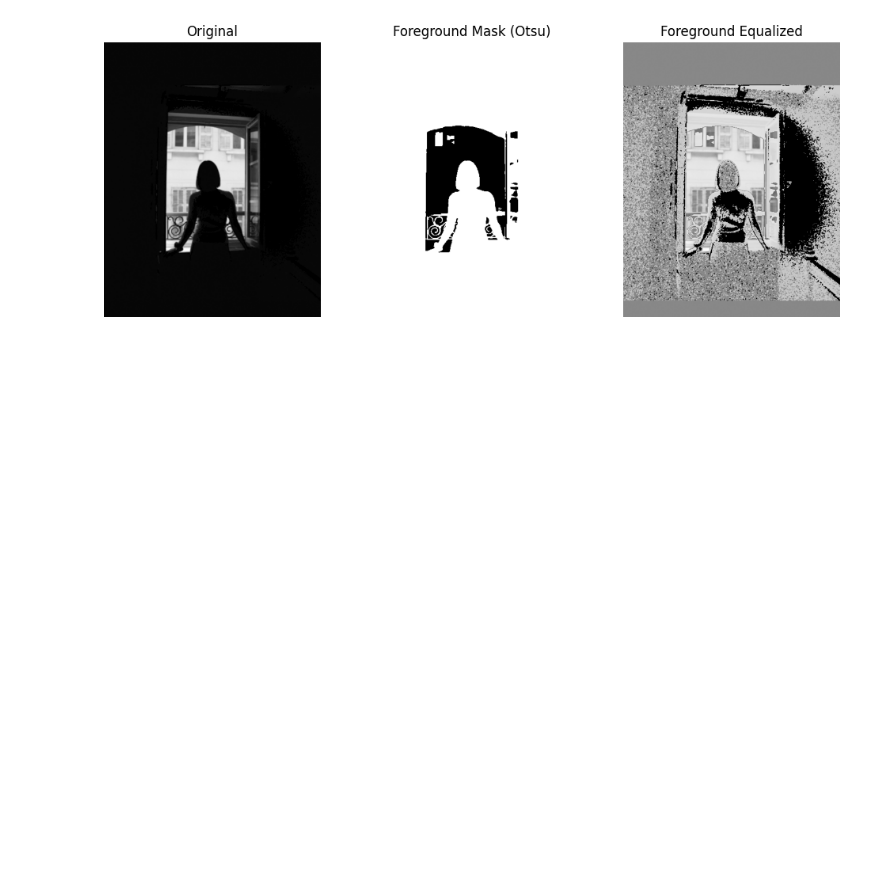
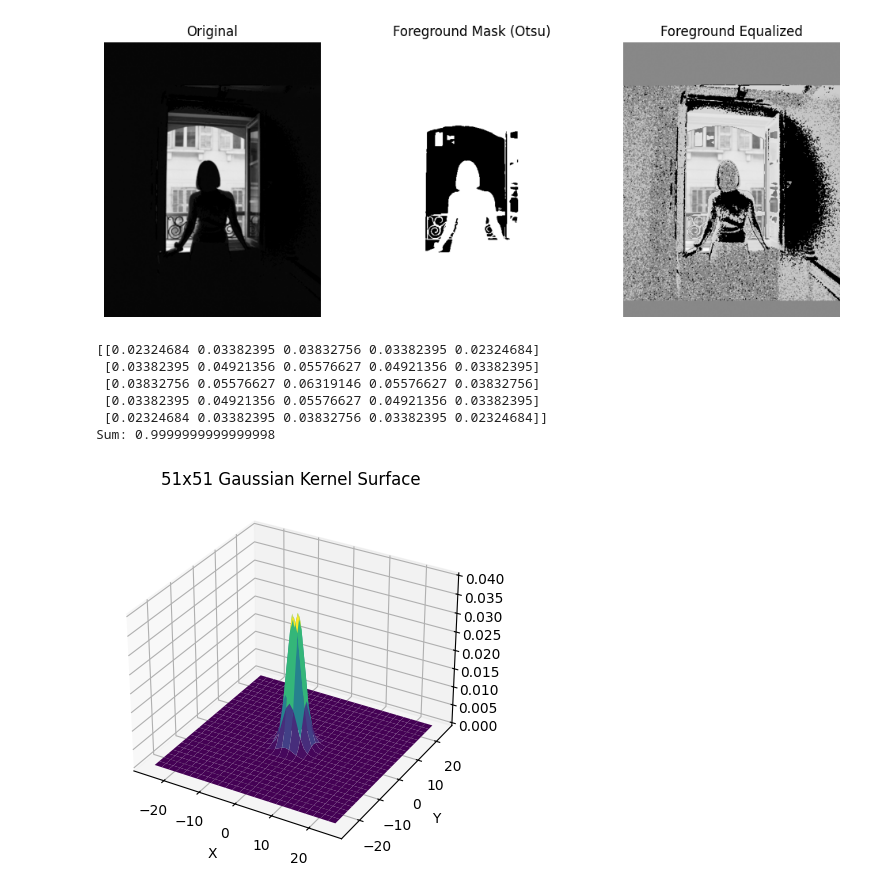
Before and after one commit to udithachandana/openCV, a Jupyter notebook: Assignment1.ipynb, the cells around one changed output. Drawn from its saved outputs; the diff is of its cells as text; code cells hidden in the pictures; blank space fills up the shorter version.

```diff
--- a/Assignment1.ipynb
+++ b/Assignment1.ipynb
@@ -294,3 +294,55 @@ plt.show()
 # %% [output]
 Otsu Threshold = 98.0
 [figure]
+# %%
+import numpy as np
+import matplotlib.pyplot as plt
+from mpl_toolkits.mplot3d import Axes3D
+
+# Define Gaussian kernel function
+def gaussian_func(x, y, sigma):
+    return (1 / (2 * np.pi * sigma**2)) * np.exp(-(x**2 + y**2) / (2 * sigma**2))
+
+def gaussian_kernel(size, sigma):
+    ax = np.arange(-(size//2), size//2 + 1)
+    xx, yy = np.meshgrid(ax, ax)
+    kernel = gaussian_func(xx, yy, sigma)
+    return kernel / np.sum(kernel)   # 🔥 normalization
+
+kernel_5x5 = gaussian_kernel(5, 2)
+print(kernel_5x5)
+print("Sum:", np.sum(kernel_5x5))
+# %% [output]
+[[0.02324684 0.03382395 0.03832756 0.03382395 0.02324684]
+ [0.03382395 0.04921356 0.05576627 0.04921356 0.03382395]
+ [0.03832756 0.05576627 0.06319146 0.05576627 0.03832756]
+ [0.03382395 0.04921356 0.05576627 0.04921356 0.03382395]
+ [0.02324684 0.03382395 0.03832756 0.03382395 0.02324684]]
+Sum: 0.9999999999999998
+# %%
+import numpy as np
+import matplotlib.pyplot as plt
+from mpl_toolkits.mplot3d import Axes3D
+
+# Create grid
+x = np.arange(-25, 26)   # centered at 0 (better for Gaussian)
+y = np.arange(-25, 26)
+
+X, Y = np.meshgrid(x, y)
+
+# Generate kernel
+kernel_51 = gaussian_kernel(51, 2)
+
+# Plot
+fig = plt.figure()
+ax = fig.add_subplot(111, projection='3d')
+
+ax.plot_surface(X, Y, kernel_51, cmap="viridis")
+
+ax.set_title("51x51 Gaussian Kernel Surface")
+ax.set_xlabel("X")
+ax.set_ylabel("Y")
+
+plt.show()
+# %% [output]
+[figure, added]
```
Also changed, not shown: parts of 2 cells of this notebook, 1 other file.
